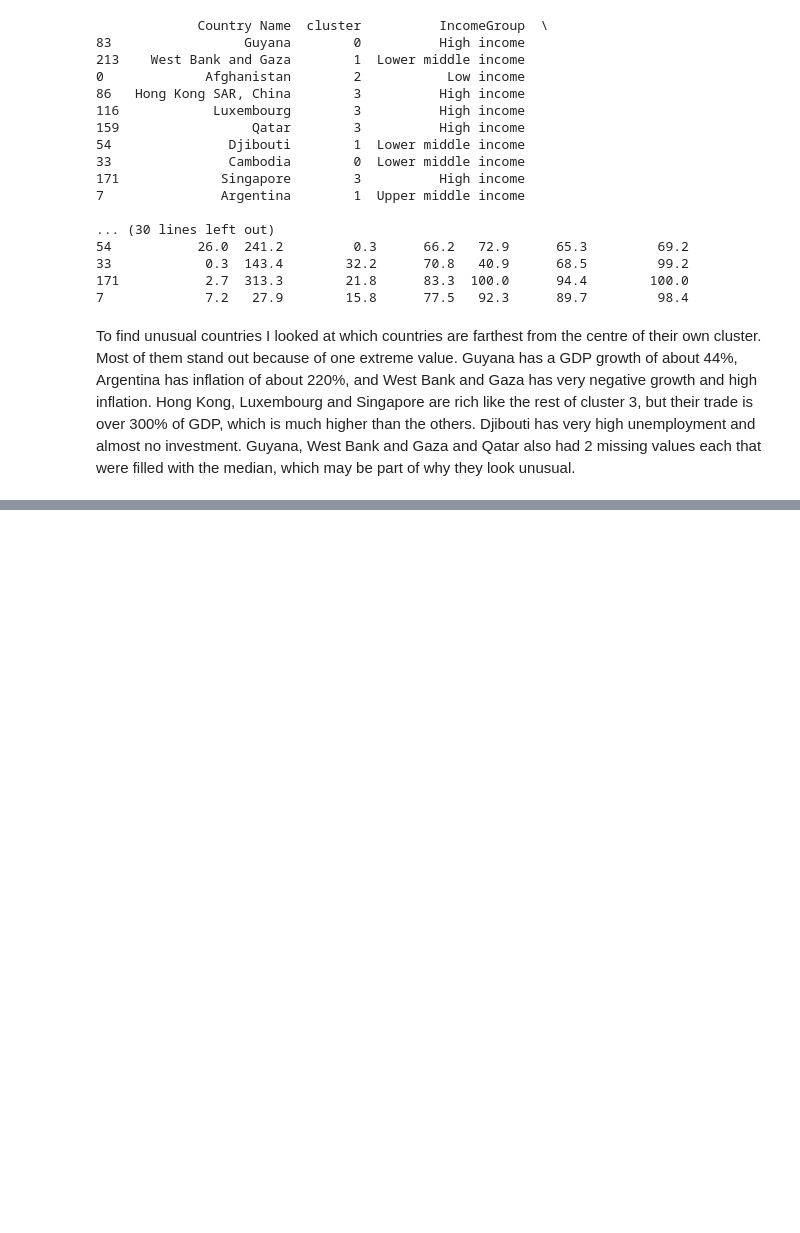
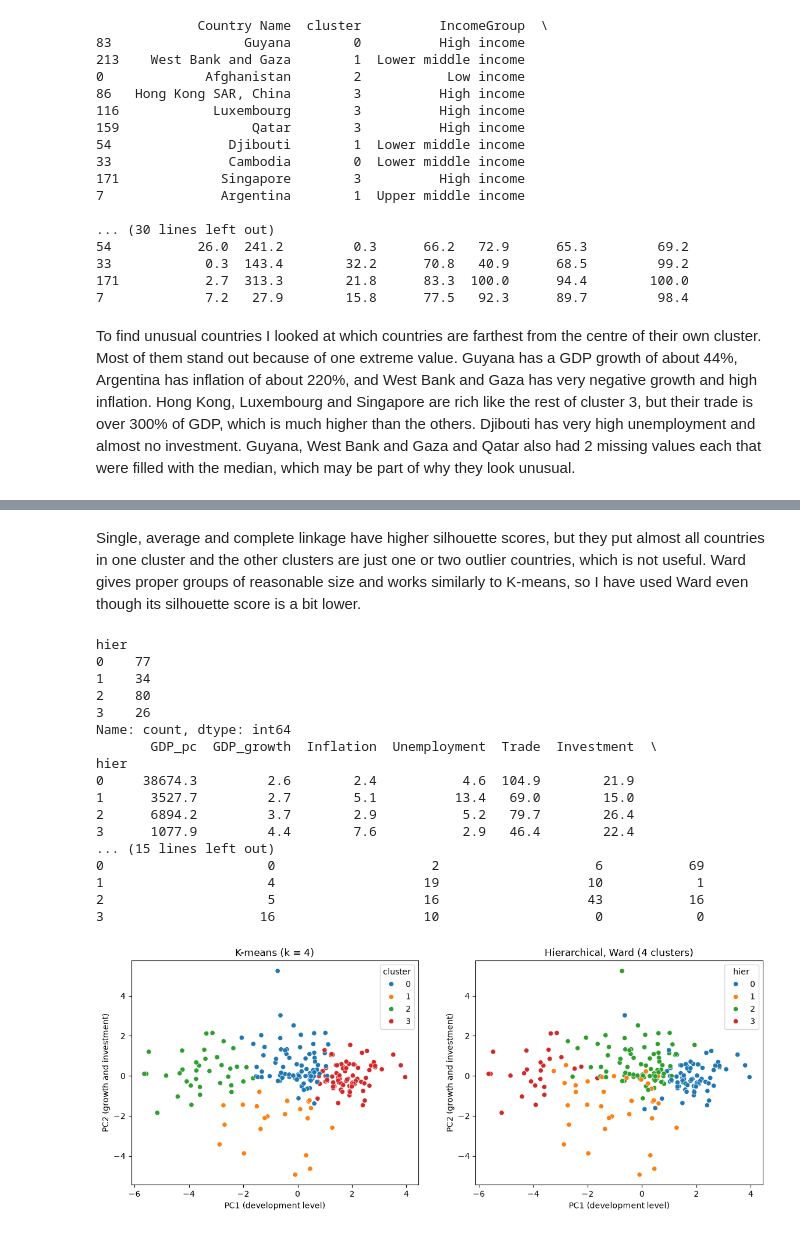
Before and after one commit to sahanakamdar/DS203_clustering, a Jupyter notebook: WDI_clustering.ipynb, the cells around one changed output, grey strips where cells are left out. Saved outputs shown, nothing was run; the diff lists cells and outputs as text; code cells hidden in the pictures; blank space fills up the shorter version.

```diff
--- a/WDI_clustering.ipynb
+++ b/WDI_clustering.ipynb
@@ -566,0 +603,45 @@ Guyana, West Bank and Gaza and Qatar also had 2 missing values each that were fi
+# %% [markdown]
+Single, average and complete linkage have higher silhouette scores, but they put almost all countries in one cluster and the other clusters are just one or two outlier countries, which is not useful. Ward gives proper groups of reasonable size and works similarly to K-means, so I have used Ward even though its silhouette score is a bit lower.
+# %%
+hc = AgglomerativeClustering(n_clusters=4, linkage='ward')
+df['hier'] = hc.fit_predict(X_pca)
+
+# 1. Cluster sizes and profiles
+print(df['hier'].value_counts().sort_index())
+print(df.groupby('hier')[feat].median().rename(columns=short).round(1))
+
+# 2. How the two methods group the same countries
+print(pd.crosstab(df['cluster'], df['hier'], rownames=['K-means'], colnames=['Hierarchical']))
+
+# 3. Hierarchical clusters vs income groups
+inc = df[df['IncomeGroup'].isin(income_order)]
+print(pd.crosstab(inc['hier'], inc['IncomeGroup'])[income_order])
+
+# 4. Side-by-side plot
+fig, ax = plt.subplots(1, 2, figsize=(14, 5))
+sns.scatterplot(x=X_pca[:, 0], y=X_pca[:, 1], hue=df['cluster'], palette='tab10', ax=ax[0])
+ax[0].set_title('K-means (k = 4)')
+sns.scatterplot(x=X_pca[:, 0], y=X_pca[:, 1], hue=df['hier'], palette='tab10', ax=ax[1])
+ax[1].set_title('Hierarchical, Ward (4 clusters)')
+for a in ax:
+    a.set_xlabel('PC1 (development level)'); a.set_ylabel('PC2 (growth and investment)')
+plt.show()
+# %% [output]
+hier
+0    77
+1    34
+2    80
+3    26
+Name: count, dtype: int64
+       GDP_pc  GDP_growth  Inflation  Unemployment  Trade  Investment  \
+hier
+0     38674.3         2.6        2.4           4.6  104.9        21.9
+1      3527.7         2.7        5.1          13.4   69.0        15.0
+2      6894.2         3.7        2.9           5.2   79.7        26.4
+3      1077.9         4.4        7.6           2.9   46.4        22.4
+... (15 lines left out)
+0                     0                    2                    6           69
+1                     4                   19                   10            1
+2                     5                   16                   43           16
+3                    16                   10                    0            0
+[figure, added]
```
Also changed, not shown: parts of 5 cells of this notebook.
